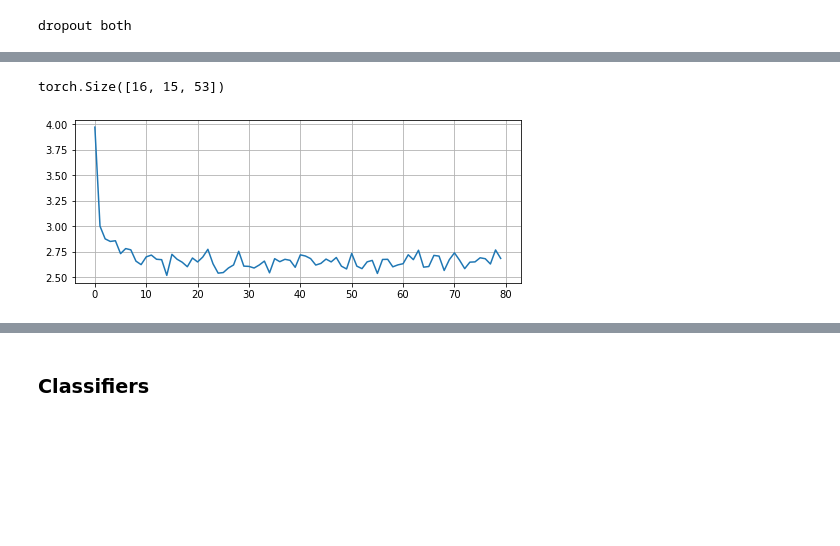
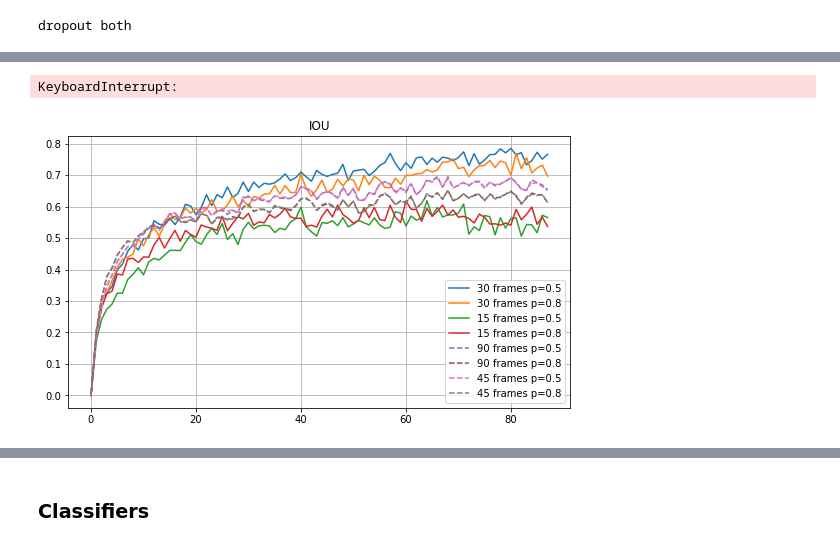
Before and after one commit to kotlyar-shapirov/Gesture_recognition, a Jupyter notebook: LSTM_bell_prob.ipynb, the cells around one changed output, grey strips where cells are left out. Drawn from its saved outputs; the diff is of its cells as text; code cells hidden in the pictures; blank space fills up the shorter version.

```diff
--- a/LSTM_bell_prob.ipynb
+++ b/LSTM_bell_prob.ipynb
@@ -276,6 +277,11 @@ def validate(model, dl_test, metric):
 acc_test_r, acc_test_1, acc_test_2, acc_test_3, acc_test_4 = [], [], [], [], []
 prec_test_r, prec_test_1, prec_test_2, prec_test_3, prec_test_4 = [], [], [], [], []
 rec_test_r, rec_test_1, rec_test_2, rec_test_3, rec_test_4 = [], [], [], [], []
+
+acc_test_R1, acc_test_L1  = [], []
+acc_test_R2, acc_test_L2  = [], []
+acc_test_R3, acc_test_L3  = [], []
+acc_test_R4, acc_test_L4  = [], []
 
 precs = [prec_test_r, prec_test_1, prec_test_2, prec_test_3, prec_test_4]
 recs = [rec_test_r, rec_test_1, rec_test_2, rec_test_3, rec_test_4]
@@ -284,18 +290,25 @@ dls = [DL_TEST_R]#, DL_TEST_1, DL_TEST_2, DL_TEST_3, DL_TEST_4]
 
 losses = []
 
-for epoch in tqdm(range(400)):
+for epoch in tqdm(range(800)):
 
     if epoch % 5 == 0:
 #         for prec, rec, dl_test in zip(precs, recs, dls):
 #             prec.append(validate(LSTM_model, dl_test, loss_fn))
 #             rec.append(validate(LSTM_model, dl_test, loss_fn))
 
-        acc_test_r.append(validate(LSTM_model, DL_TEST_R, loss_fn))
-#         acc_test_1.append(validate(LSTM_model, DL_TEST_1, loss_fn))
-#         acc_test_2.append(validate(LSTM_model, DL_TEST_2, loss_fn))
-#         acc_test_3.append(validate(LSTM_model, DL_TEST_3, loss_fn))
-#         acc_test_4.append(validate(LSTM_model, DL_TEST_4, loss_fn))
+        acc_test_R1.append(validate(LSTM_model, DL_TEST_R, IOU1))
+        acc_test_L1.append(validate(LSTM_model, DL_TEST_L, IOU1))
+
+        acc_test_R2.append(validate(LSTM_model, DL_TEST_R, IOU2))
+        acc_test_L2.append(validate(LSTM_model, DL_TEST_L, IOU2))
+
+        acc_test_R3.append(validate(LSTM_model, DL_TEST_Rc, IOU1))
+        acc_test_L3.append(validate(LSTM_model, DL_TEST_Lc, IOU1))
+
+        acc_test_R4.append(validate(LSTM_model, DL_TEST_Rc, IOU2))
+        acc_test_L4.append(validate(LSTM_model, DL_TEST_Lc, IOU2))
+
 
     for seq, tags in DL_TRAIN:
         LSTM_model.zero_grad()
@@ -316,8 +329,6 @@ for epoch in tqdm(range(400)):
         loss.backward()
         losses.append(loss.item())
         optimizer.step()
+# %% [output]
+KeyboardInterrupt:
-# %%
-pred_tags.shape
-# %% [output]
-torch.Size([16, 15, 53])
 # %%
@@ -325,10 +336,21 @@ torch.Size([16, 15, 53])
-# %%
-plt.figure(figsize=(8,3))
-plt.plot(acc_test_r)
-plt.grid(True)
-plt.show()
-# %% [output]
-[figure, removed]
+# %%
+plt.figure(figsize=(9,5))
+plt.plot(acc_test_R1, label='30 frames p=0.5')
+plt.plot(acc_test_R2, label='30 frames p=0.8')
+plt.plot(acc_test_R3, label='15 frames p=0.5')
+plt.plot(acc_test_R4, label='15 frames p=0.8')
+
+plt.plot(acc_test_L1, '--', label='90 frames p=0.5')
+plt.plot(acc_test_L2, '--', label='90 frames p=0.8')
+plt.plot(acc_test_L3, '--', label='45 frames p=0.5')
+plt.plot(acc_test_L4, '--', label='45 frames p=0.8')
+
+plt.legend()
+plt.title('IOU')
+plt.grid(True)
+plt.show()
+# %% [output]
+[figure, added]
 # %%
 from scipy.signal import medfilt
 plt.figure(figsize=(8,3))
```
Also changed, not shown: parts of 19 cells of this notebook, 1 other file.
